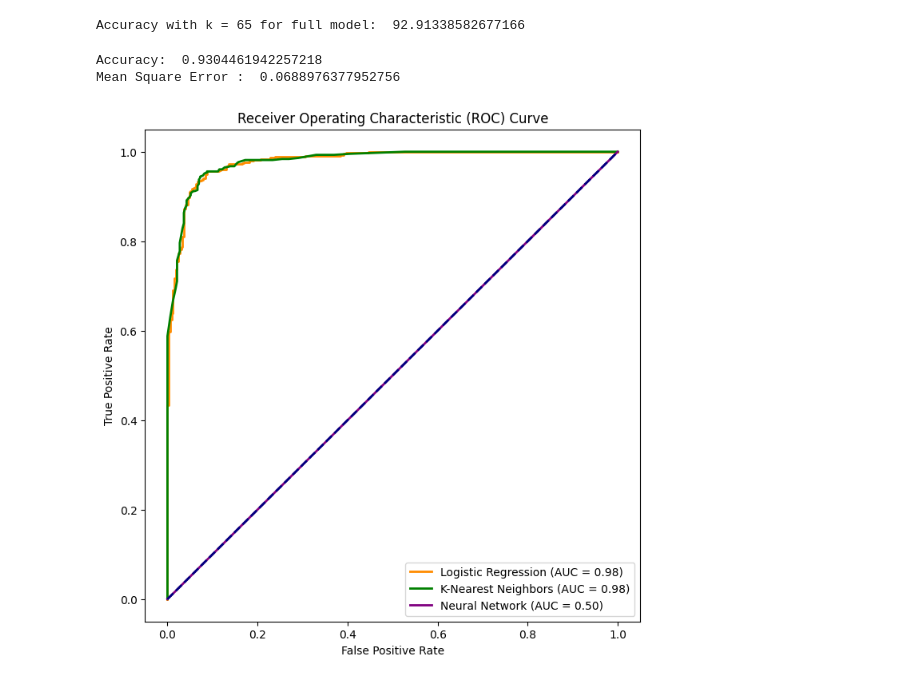
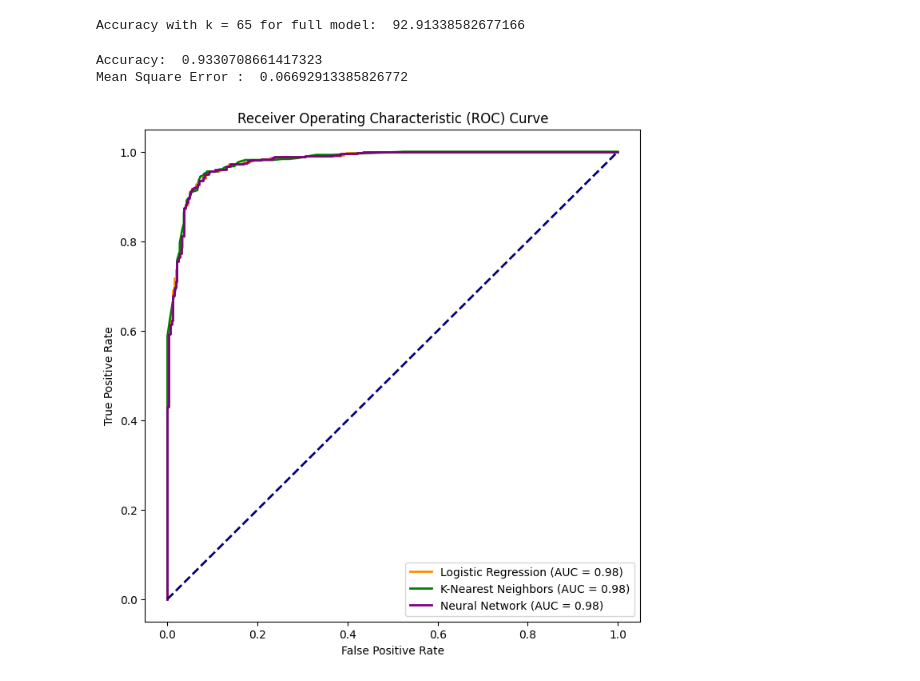
Before and after one commit to Yinkun-Tang/ECS-171-Group-Project, a Jupyter notebook: Algo_Comparison.ipynb, the cells around one changed output. Saved outputs shown, nothing was run; the diff lists cells and outputs as text; code cells hidden in the pictures.

```diff
--- a/Algo_Comparison.ipynb
+++ b/Algo_Comparison.ipynb
@@ -100,7 +100,7 @@ df_input = pd.DataFrame(data = input_rescale, columns = df_input.columns)
 df_output = pd.get_dummies(df_output, dtype = int)
 
 input_train, input_test, output_train, output_test = train_test_split(df_input, df_output, test_size=0.2)
-mlp = MLPClassifier(solver = 'adam', random_state = 42, activation = 'logistic', learning_rate_init = 0.01, batch_size = 300, hidden_layer_sizes = (12, 24, 48,), max_iter = 1000)
+mlp = MLPClassifier(solver = 'adam', random_state = 42, activation = 'logistic', learning_rate_init = 0.01, batch_size = 300, hidden_layer_sizes = (32, 128, 32,), max_iter = 1000)
 mlp
 
 mlp.fit(input_train, output_train)
@@ -116,8 +116,8 @@ param_grid = dict(
 print("Accuracy: ", accuracy_score(output_test, predict))
 print("Mean Square Error : ", mean_squared_error(output_test, predict))
 # %% [output]
-Accuracy:  0.9304461942257218
-Mean Square Error :  0.0688976377952756
+Accuracy:  0.9330708661417323
+Mean Square Error :  0.06692913385826772
 # %%
 import pandas as pd
 from sklearn.model_selection import train_test_split
@@ -126,10 +126,7 @@ from sklearn.neighbors import KNeighborsClassifier
 from sklearn.preprocessing import StandardScaler, MinMaxScaler, LabelEncoder
 from sklearn.metrics import roc_curve, auc
 from sklearn.neural_network import MLPClassifier
-import torch
-from torch import nn, optim
-from skorch import NeuralNetClassifier
-from torch.utils.data import DataLoader, TensorDataset
+
 import matplotlib.pyplot as plt
 
 # Load the data
@@ -148,6 +145,11 @@ X_test_lr_scaled = scaler_lr.transform(X_test)
 scaler_knn = MinMaxScaler(feature_range=(0, 1))
 X_train_knn_scaled = scaler_knn.fit_transform(X_train)
 X_test_knn_scaled = scaler_knn.transform(X_test)
+
+scaler_nn = MinMaxScaler(feature_range=(0, 1))
+X_train_nn_scaled = scaler_nn.fit_transform(X_train)
+X_test_nn_scaled = scaler_nn.transform(X_test)
+
 
 # Encode labels for roc_curve
 label_encoder = LabelEncoder()
@@ -155,82 +157,38 @@ y_test_encoded = label_encoder.fit_transform(y_test)
 
 # Logistic Regression
 logreg = LogisticRegression(max_iter=1000)
 logreg.fit(X_train_lr_scaled, y_train)
 logreg_probs = logreg.predict_proba(X_test_lr_scaled)[:, 1]
 fpr_lr, tpr_lr, _ = roc_curve(y_test_encoded, logreg_probs)
 roc_auc_lr = auc(fpr_lr, tpr_lr)
 
 # K-Nearest Neighbors
 knn = KNeighborsClassifier(n_neighbors=65)  # Assuming 65 is the best k value from your tuning
 knn.fit(X_train_knn_scaled, y_train)
 knn_probs = knn.predict_proba(X_test_knn_scaled)[:, 1]
 fpr_knn, tpr_knn, _ = roc_curve(y_test_encoded, knn_probs)
 roc_auc_knn = auc(fpr_knn, tpr_knn)
 
 # Neural Network
-device = "cuda" if torch.cuda.is_available() else "cpu"
-input_size = X.shape[1]
-hidden_layer_size = [12, 24, 48]
-learning_rate = 0.01
-amount_epochs = 1000
-
-class NeuralNetwork(nn.Module):
-    def __init__(self, input_val, hidden_layers):
-        super().__init__()
-        self.input = nn.Linear(input_val, hidden_layers[0]).to(torch.float32)
-        self.hidden = nn.ModuleList([nn.Linear(hidden_layers[i], hidden_layers[i+1]).to(torch.float32) for i in range(len(hidden_layers) - 1)])
-        self.output = nn.Linear(hidden_layers[-1], 1).to(torch.float32)
-        self.sigmoid = nn.Sigmoid()
-
-    def forward(self, x):
-        x = self.sigmoid(self.input(x))
-        for items in self.hidden:
-            x = self.sigmoid(items(x))
-        x = self.output(x)
-        return x
-
-model_nn = NeuralNetwork(input_size, hidden_layer_size)
-optimizer_nn = optim.Adam(model_nn.parameters(), lr=learning_rate)
-criterion_nn = nn.BCEWithLogitsLoss()
-
-# Encode labels for neural network training
-label_encoder_nn = LabelEncoder()
-y_train_encoded_nn = label_encoder_nn.fit_transform(y_train)
-
-X_train_nn = torch.tensor(X_train.to_numpy(), dtype=torch.float32)
-y_train_nn = torch.tensor(y_train_encoded_nn, dtype=torch.float32)
-X_test_nn = torch.tensor(X_test.to_numpy(), dtype=torch.float32)
-
-train_data_nn = TensorDataset(X_train_nn, y_train_nn)
-train_loader_nn = DataLoader(train_data_nn, batch_size=300, shuffle=True)
-
-for epoch in range(amount_epochs):
-    for inputs, labels in train_loader_nn:
-        optimizer_nn.zero_grad()
-        outputs = model_nn(inputs)
-        loss = criterion_nn(outputs, labels.view(-1, 1))
-        loss.backward()
-        optimizer_nn.step()
-
-model_nn.eval()
-with torch.no_grad():
-    y_probs_nn = torch.sigmoid(model_nn(X_test_nn)).numpy()
-fpr_nn, tpr_nn, _ = roc_curve(y_test_encoded, y_probs_nn)
+mlp = MLPClassifier(solver = 'adam', random_state = 42, activation = 'logistic', learning_rate_init = 0.01, batch_size = 300, hidden_layer_sizes = (12, 24, 48,), max_iter = 1000)
+mlp.fit(X_train_nn_scaled, y_train)
+nn_probs = mlp.predict_proba(X_test_nn_scaled)[:, 1]
+fpr_nn, tpr_nn, _ = roc_curve(y_test_encoded, nn_probs)
 roc_auc_nn = auc(fpr_nn, tpr_nn)
 
 # Plotting ROC curve
 plt.figure(figsize=(8, 8))
 plt.plot(fpr_lr, tpr_lr, color='darkorange', lw=2, label=f'Logistic Regression (AUC = {roc_auc_lr:.2f})')
 plt.plot(fpr_knn, tpr_knn, color='green', lw=2, label=f'K-Nearest Neighbors (AUC = {roc_auc_knn:.2f})')
 plt.plot(fpr_nn, tpr_nn, color='purple', lw=2, label=f'Neural Network (AUC = {roc_auc_nn:.2f})')
 plt.plot([0, 1], [0, 1], color='navy', lw=2, linestyle='--')
 plt.xlabel('False Positive Rate')
 plt.ylabel('True Positive Rate')
 plt.title('Receiver Operating Characteristic (ROC) Curve')
 plt.legend(loc='lower right')
 plt.show()
 # %% [output]
-[figure, old version]
+[figure, new version]
 # %%
 import pandas as pd
 from sklearn.model_selection import train_test_split
```
Also changed, not shown: parts of 1 cell of this notebook.
